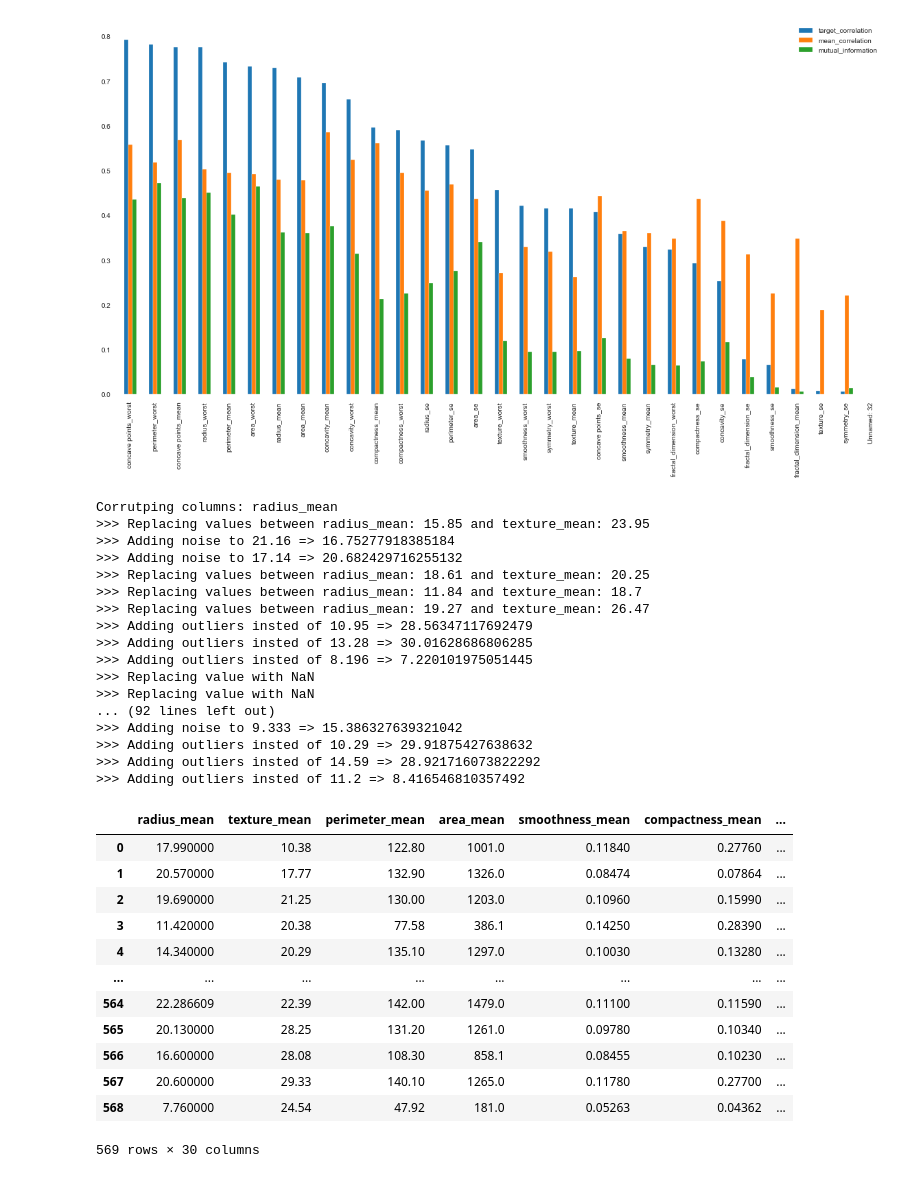
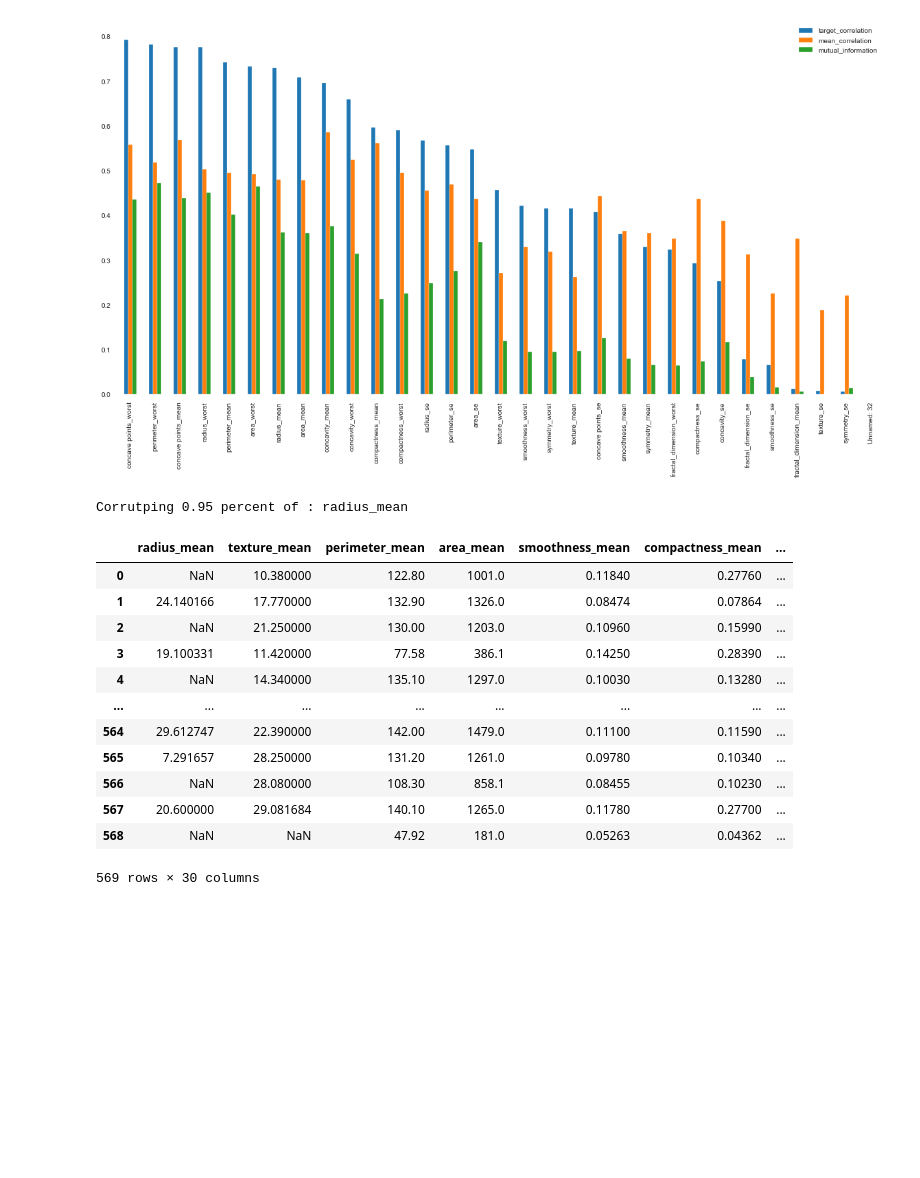
Before and after one commit to NautiyalAmit/Data-Science-Application-Feature-Selection, a Jupyter notebook: Feature Ranking And Selection .ipynb, the cells around one changed output. Saved outputs shown, nothing was run; the diff lists cells and outputs as text; code cells hidden in the pictures; blank space fills up the shorter version.

```diff
--- a/Feature Ranking And Selection .ipynb
+++ b/Feature Ranking And Selection .ipynb
@@ -23,7 +29,7 @@ Let's collect some statistics about every feature before corrupting the data.
 
 In the given dataset we have only quantitative data
 # %%
-df=pd.read_csv('./data.csv')
+df=pd.read_csv('./amit/data.csv')
 print(df.columns)
 corr_matrix = df.corr().copy()
 df.head()
@@ -43,9 +49,11 @@ Index(['id', 'diagnosis', 'radius_mean', 'texture_mean', 'perimeter_mean',
 # %%
-df=pd.read_csv('./data.csv')
-df['diagnosis'] =df['diagnosis'].apply(lambda x: 1 if x =="M" else 0)
-y = df['diagnosis']
-
-X = df.drop(['diagnosis','id','Unnamed: 32'],axis=1)
+def load_data():
+    df=pd.read_csv('./amit/data.csv')
+    df['diagnosis'] =df['diagnosis'].apply(lambda x: 1 if x =="M" else 0)
+    y = df['diagnosis']
+    X = df.drop(['diagnosis','id'],axis=1)
+    return X,y
+X,y =load_data()
 feature_cols = X.columns.to_list()
 # %%
 feature_stats = X.describe().T[['mean','std','max','min']]
@@ -144,12 +133,13 @@ To retain the current behavior and silence the warning, pass 'sort=True'.
 
 
 class NumericDataCorruptor:
-    def __init__(self,data,feature_stats,feature_cols):
+    def __init__(self,data,feature_stats,feature_cols,log=False):
         self.data=data
         self.feature_stats=feature_stats
         self.feature_cols = feature_cols
 
-        self.probability_of_error=0.20
+        self.log=log
+        self.probability_of_error=0.95
 
 
     def _swich_column_values(self,row,column_target):
@@ -166,14 +156,16 @@ class NumericDataCorruptor:
 
         column_source = cols[column_source_index]
         replace_value = row[column_source]
-        print(">>> Replacing values between {}: {} and {}: {}".format(column_target,row[column_target]
+        if self.log:
+            print(">>> Replacing values between {}: {} and {}: {}".format(column_target,row[column_target]
                                                                 ,column_source,replace_value))
         row[column_source] = row[column_target]
         row[column_target] = replace_value
         return row
 
     def _inser_nan(self,row,column_target):
-        print(">>> Replacing value with NaN")
+        if self.log:
+            print(">>> Replacing value with NaN")
         row[column_target]= np.nan
         return row
 
@@ -181,7 +173,8 @@ class NumericDataCorruptor:
 
         mu, sigma =self.feature_stats.loc[column_target][['mean','std']].to_numpy()
         noise = np.random.normal(row[column_target], sigma, 1)
-        print('>>> Adding noise to {} => {}'.format(row[column_target],noise[0]))
+        if self.log:
+            print('>>> Adding noise to {} => {}'.format(row[column_target],noise[0]))
         row[column_target]= noise[0]
         return row
 
@@ -191,67 +184,50 @@ class NumericDataCorruptor:
         sigma,maximum,minimum =self.feature_stats.loc[column_target][['std','max','min']].to_numpy()
         if random.random() < 0.5:
             outlier = maximum + (random.random() * sigma)
-            print('>>> Adding outliers insted of {} => {}'.format(row[column_target],outlier))
         else:
             outlier = minimum + (random.random() * sigma)
+        if self.log:
             print('>>> Adding outliers insted of {} => {}'.format(row[column_target],outlier))
-
         row[column_target] =outlier
 
         return row
 
     def _corrupt_column_value(self,row,col_name):
         if random.random() < self.probability_of_error:
 
             draw = choice([self._swich_column_values,
                           self._add_noise,self._inser_nan,
                           self._introduce_outlier], 1,
                           p=[0.25,0.25,0.25,.25])[0]
             return draw(row,col_name)
         else:
             return row
 
 
-    def get_dataset_with_corrupted_col(self,col_name):
+    def get_dataset_with_corrupted_col(self,col_name,error_proba=0.95):
         if col_name not in self.feature_cols:
             raise ValueError("Column name is not present in the data")
-
+        self.probability_of_error=error_proba
         #assert ptypes.is_numeric_dtype(self.data[col_name])
-        print('Corrutping columns:',col_name)
+        print('Corrutping %.2f percent of : %s' % (error_proba,col_name))
         self.data =self.data.apply(self._corrupt_column_value,axis=1,args=(col_name,))
         return self.data
 
 
 data_corruptor = NumericDataCorruptor(X,feature_stats,feature_cols)
 data_corruptor.get_dataset_with_corrupted_col('radius_mean')
 # %% [output]
-Corrutping columns: radius_mean
->>> Replacing values between radius_mean: 15.85 and texture_mean: 23.95
->>> Adding noise to 21.16 => 16.75277918385184
->>> Adding noise to 17.14 => 20.682429716255132
->>> Replacing values between radius_mean: 18.61 and texture_mean: 20.25
->>> Replacing values between radius_mean: 11.84 and texture_mean: 18.7
->>> Replacing values between radius_mean: 19.27 and texture_mean: 26.47
->>> Adding outliers insted of 10.95 => 28.56347117692479
->>> Adding outliers insted of 13.28 => 30.01628686806285
->>> Adding outliers insted of 8.196 => 7.220101975051445
->>> Replacing value with NaN
->>> Replacing value with NaN
-... (92 lines left out)
->>> Adding noise to 9.333 => 15.386327639321042
->>> Adding outliers insted of 10.29 => 29.91875427638632
->>> Adding outliers insted of 14.59 => 28.921716073822292
->>> Adding outliers insted of 11.2 => 8.416546810357492
+Corrutping 0.95 percent of : radius_mean
 |  | radius_mean | texture_mean | perimeter_mean | area_mean | smoothness_mean | compactness_mean | ... |
-| 0 | 17.990000 | 10.38 | 122.80 | 1001.0 | 0.11840 | 0.27760 | ... |
-| 1 | 20.570000 | 17.77 | 132.90 | 1326.0 | 0.08474 | 0.07864 | ... |
-| 2 | 19.690000 | 21.25 | 130.00 | 1203.0 | 0.10960 | 0.15990 | ... |
-| 3 | 11.420000 | 20.38 | 77.58 | 386.1 | 0.14250 | 0.28390 | ... |
-| 4 | 14.340000 | 20.29 | 135.10 | 1297.0 | 0.10030 | 0.13280 | ... |
+| 0 | NaN | 10.380000 | 122.80 | 1001.0 | 0.11840 | 0.27760 | ... |
+| 1 | 24.140166 | 17.770000 | 132.90 | 1326.0 | 0.08474 | 0.07864 | ... |
+| 2 | NaN | 21.250000 | 130.00 | 1203.0 | 0.10960 | 0.15990 | ... |
+| 3 | 19.100331 | 11.420000 | 77.58 | 386.1 | 0.14250 | 0.28390 | ... |
+| 4 | NaN | 14.340000 | 135.10 | 1297.0 | 0.10030 | 0.13280 | ... |
 | ... | ... | ... | ... | ... | ... | ... | ... |
-| 564 | 22.286609 | 22.39 | 142.00 | 1479.0 | 0.11100 | 0.11590 | ... |
-| 565 | 20.130000 | 28.25 | 131.20 | 1261.0 | 0.09780 | 0.10340 | ... |
-| 566 | 16.600000 | 28.08 | 108.30 | 858.1 | 0.08455 | 0.10230 | ... |
-| 567 | 20.600000 | 29.33 | 140.10 | 1265.0 | 0.11780 | 0.27700 | ... |
-| 568 | 7.760000 | 24.54 | 47.92 | 181.0 | 0.05263 | 0.04362 | ... |
+| 564 | 29.612747 | 22.390000 | 142.00 | 1479.0 | 0.11100 | 0.11590 | ... |
+| 565 | 7.291657 | 28.250000 | 131.20 | 1261.0 | 0.09780 | 0.10340 | ... |
+| 566 | NaN | 28.080000 | 108.30 | 858.1 | 0.08455 | 0.10230 | ... |
+| 567 | 20.600000 | 29.081684 | 140.10 | 1265.0 | 0.11780 | 0.27700 | ... |
+| 568 | NaN | NaN | 47.92 | 181.0 | 0.05263 | 0.04362 | ... |
 569 rows × 30 columns
```
Also changed, not shown: parts of 10 cells of this notebook, 2 other files.
